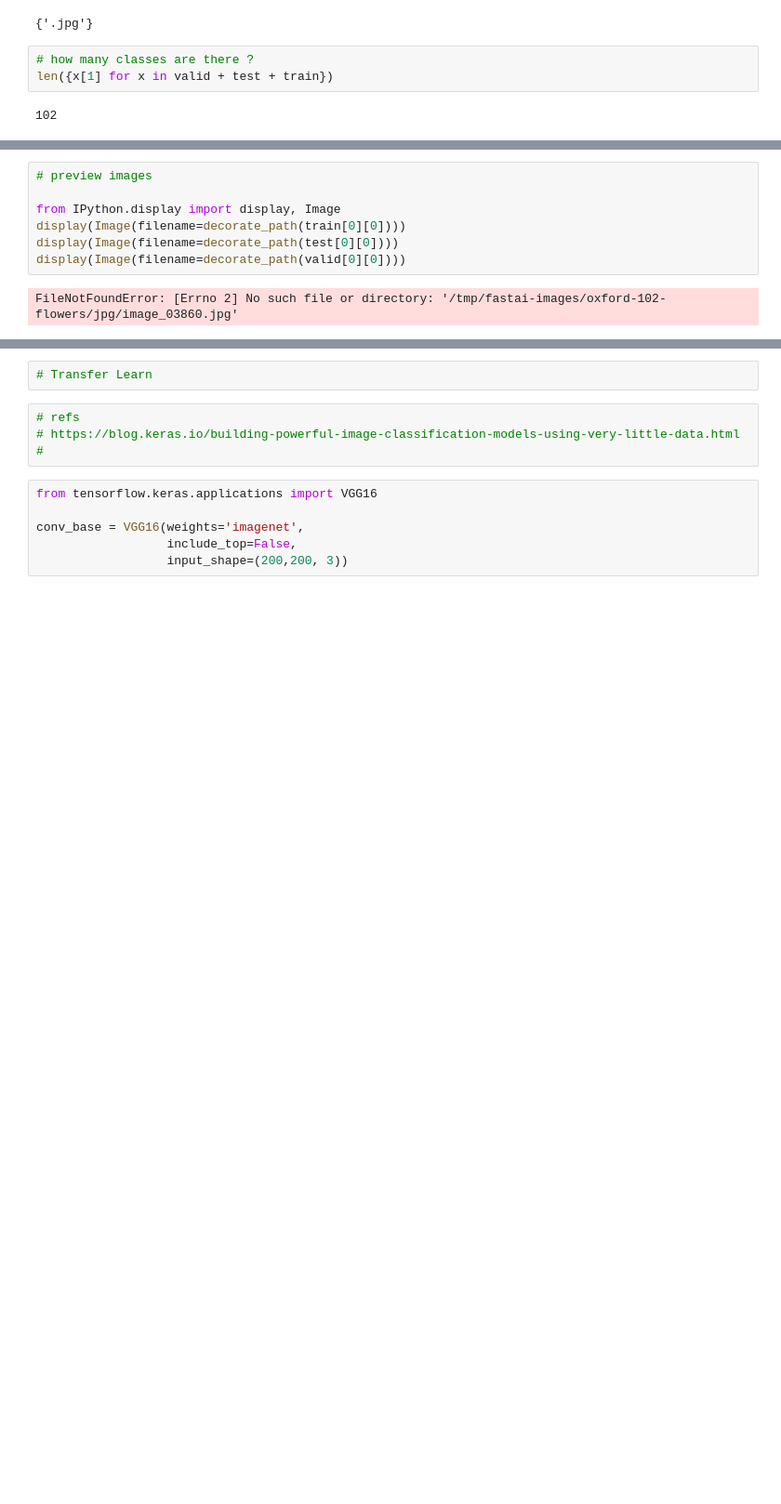
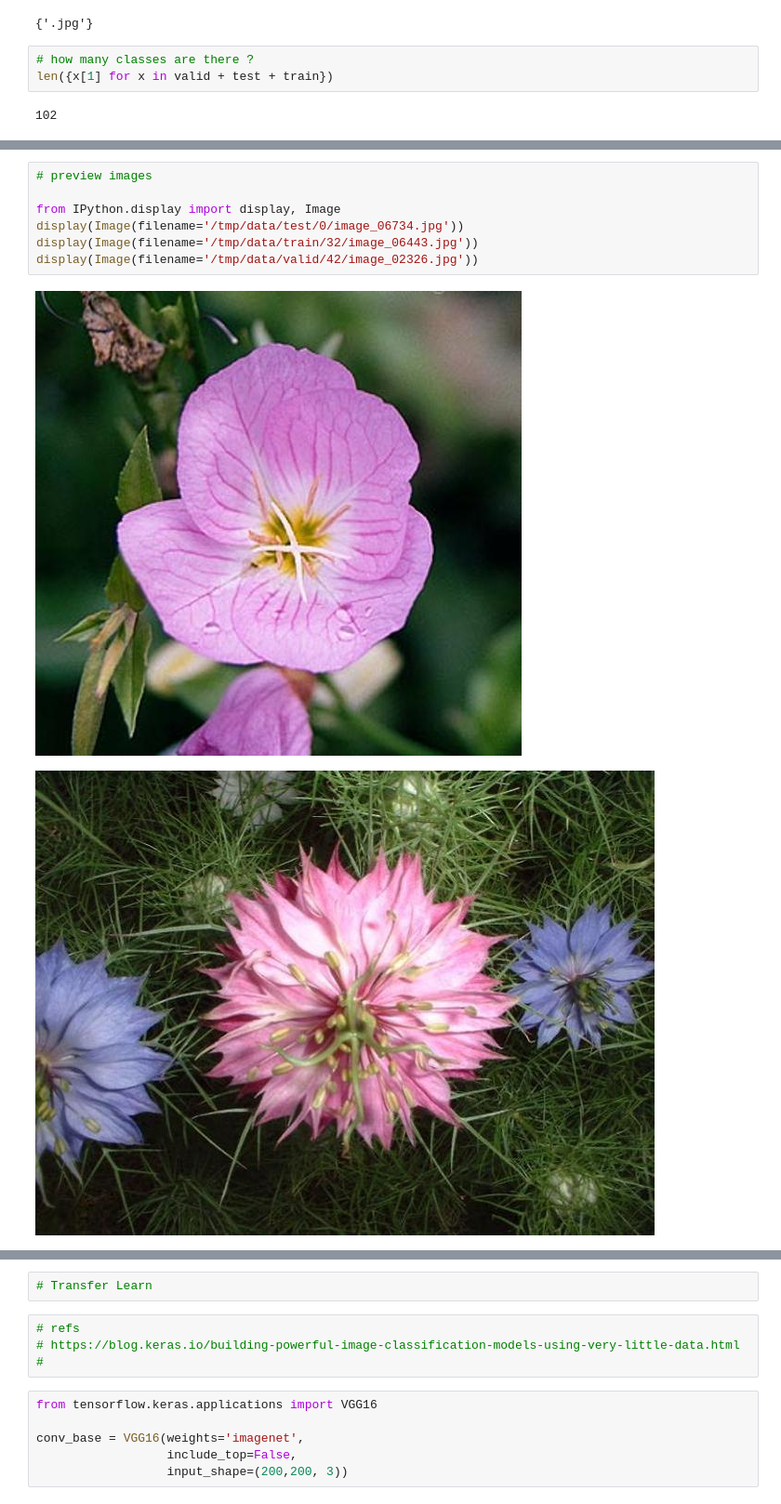
Before and after one commit to morenoh149/tensorflow-sagemaker, a Jupyter notebook: Explore and Train.ipynb, the cells around one changed output, grey strips where cells are left out. Shown at 93% size. Cells and saved outputs as stored; diff of their text form; blank space fills up the shorter version.

Commit message:
Revise explore and train

```diff
--- a/Explore and Train.ipynb
+++ b/Explore and Train.ipynb
@@ -146,9 +200,10 @@ def decorate_path(path):
 # %%
 # preview images
 
 from IPython.display import display, Image
-display(Image(filename=decorate_path(train[0][0])))
-display(Image(filename=decorate_path(test[0][0])))
-display(Image(filename=decorate_path(valid[0][0])))
+display(Image(filename='/tmp/data/test/0/image_06734.jpg'))
+display(Image(filename='/tmp/data/train/32/image_06443.jpg'))
+display(Image(filename='/tmp/data/valid/42/image_02326.jpg'))
 # %% [output]
-FileNotFoundError: [Errno 2] No such file or directory: '/tmp/fastai-images/oxford-102-flowers/jpg/image_03860.jpg'
+[figure, added]
+[figure, added]
```
Also changed, not shown: parts of 23 cells of this notebook, 2 other files.
